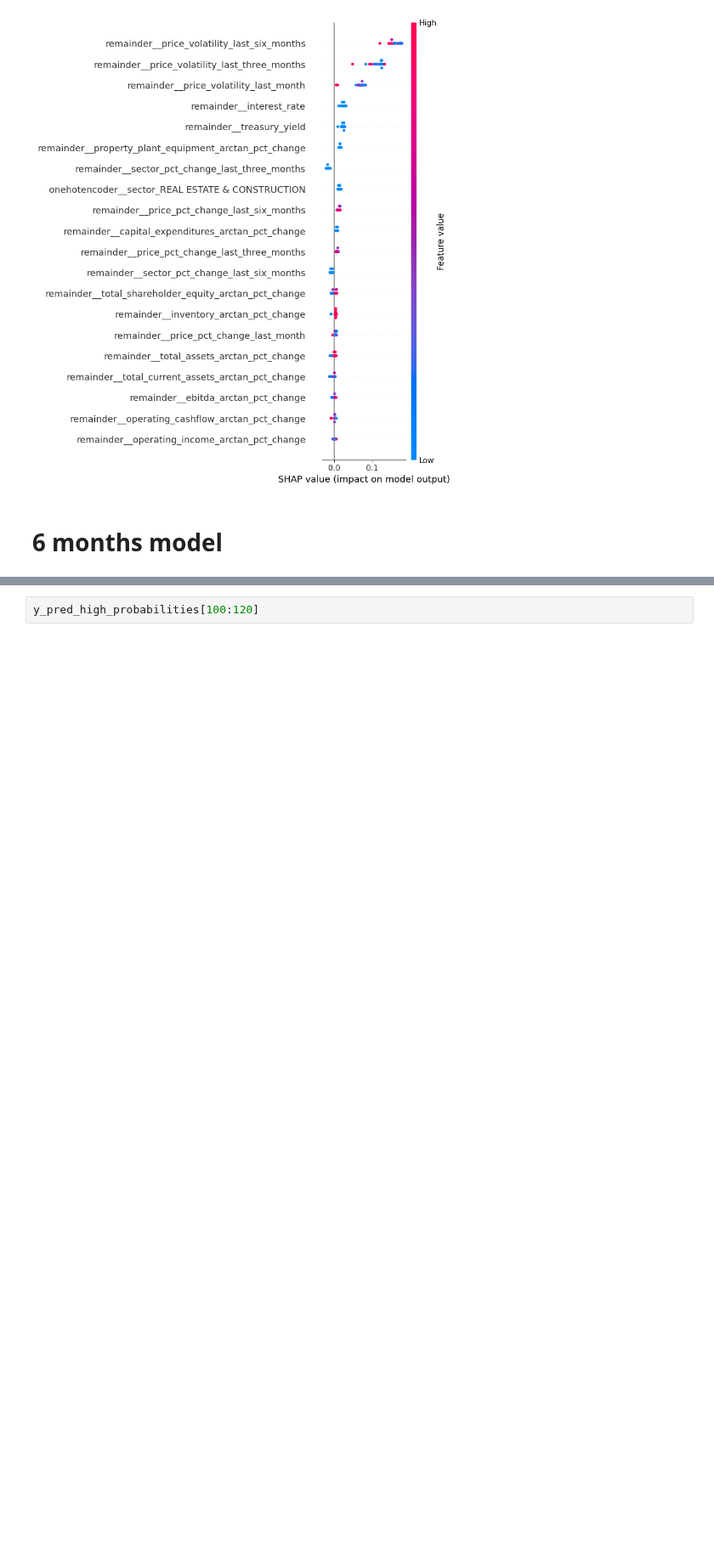
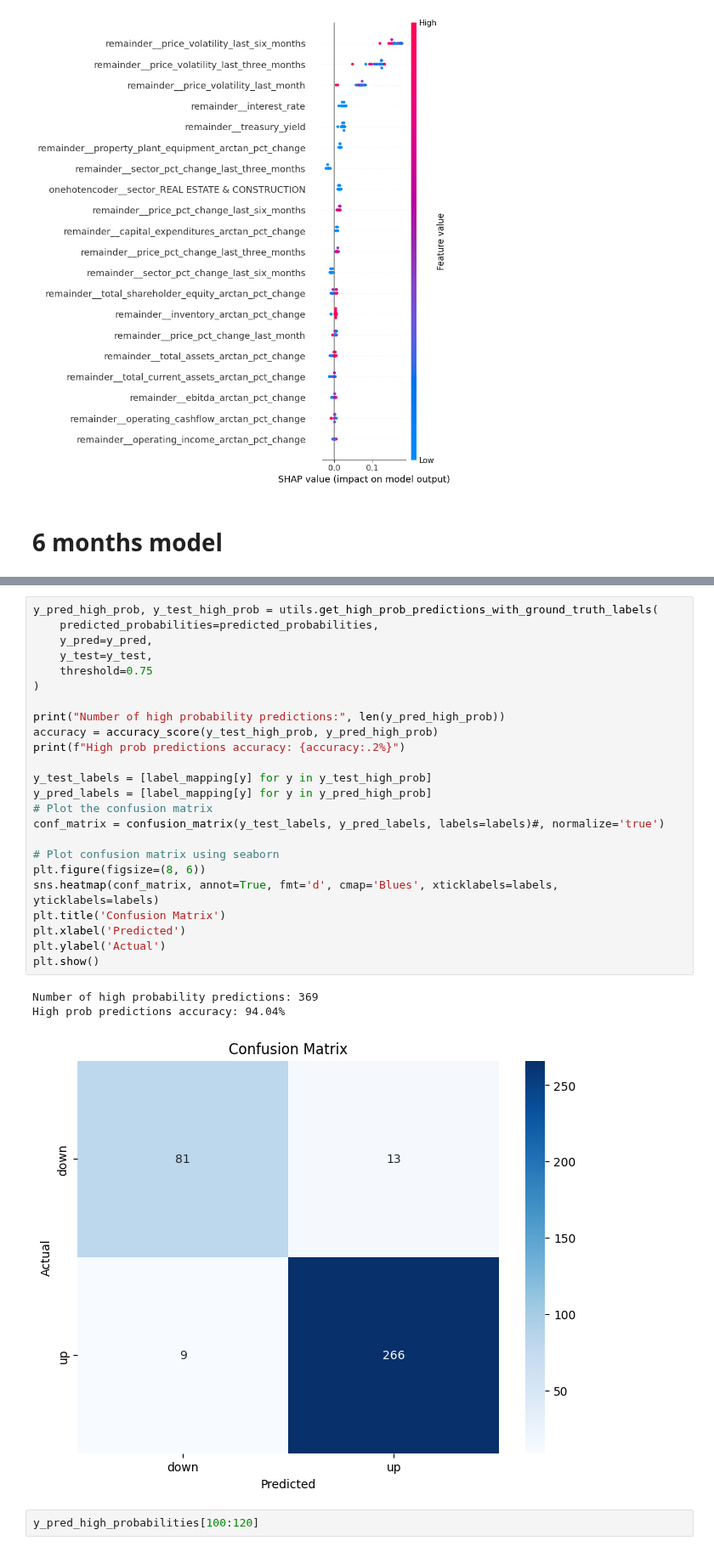
Before and after one commit to OrestisStefanou/InvestorAPI, a Jupyter notebook: analytics/machine_learning/price_prediction_with_fundamentals/notebooks/shap_analysis.ipynb, the cells around one changed output, grey strips where cells are left out. Shown at 85% size. Drawn from its saved outputs; the diff is of its cells as text; blank space fills up the shorter version.

```diff
--- a/analytics/machine_learning/price_prediction_with_fundamentals/notebooks/shap_analysis.ipynb
+++ b/analytics/machine_learning/price_prediction_with_fundamentals/notebooks/shap_analysis.ipynb
@@ -183,3 +249,31 @@ Name: next_six_months_pct_change_range, dtype: int64
+# %%
+y_pred_high_prob, y_test_high_prob = utils.get_high_prob_predictions_with_ground_truth_labels(
+    predicted_probabilities=predicted_probabilities,
+    y_pred=y_pred,
+    y_test=y_test,
+    threshold=0.75
+)
+
+print("Number of high probability predictions:", len(y_pred_high_prob))
+accuracy = accuracy_score(y_test_high_prob, y_pred_high_prob)
+print(f"High prob predictions accuracy: {accuracy:.2%}")
+
+y_test_labels = [label_mapping[y] for y in y_test_high_prob]
+y_pred_labels = [label_mapping[y] for y in y_pred_high_prob]
+# Plot the confusion matrix
+conf_matrix = confusion_matrix(y_test_labels, y_pred_labels, labels=labels)#, normalize='true')
+
+# Plot confusion matrix using seaborn
+plt.figure(figsize=(8, 6))
+sns.heatmap(conf_matrix, annot=True, fmt='d', cmap='Blues', xticklabels=labels, yticklabels=labels)
+plt.title('Confusion Matrix')
+plt.xlabel('Predicted')
+plt.ylabel('Actual')
+plt.show()
+# %% [output]
+Number of high probability predictions: 369
+High prob predictions accuracy: 94.04%
+[figure, added]
 # %%
 y_pred_high_probabilities[100:120]
 # %% [output]
```
Also changed, not shown: parts of 3 cells of this notebook, 1 other file.
